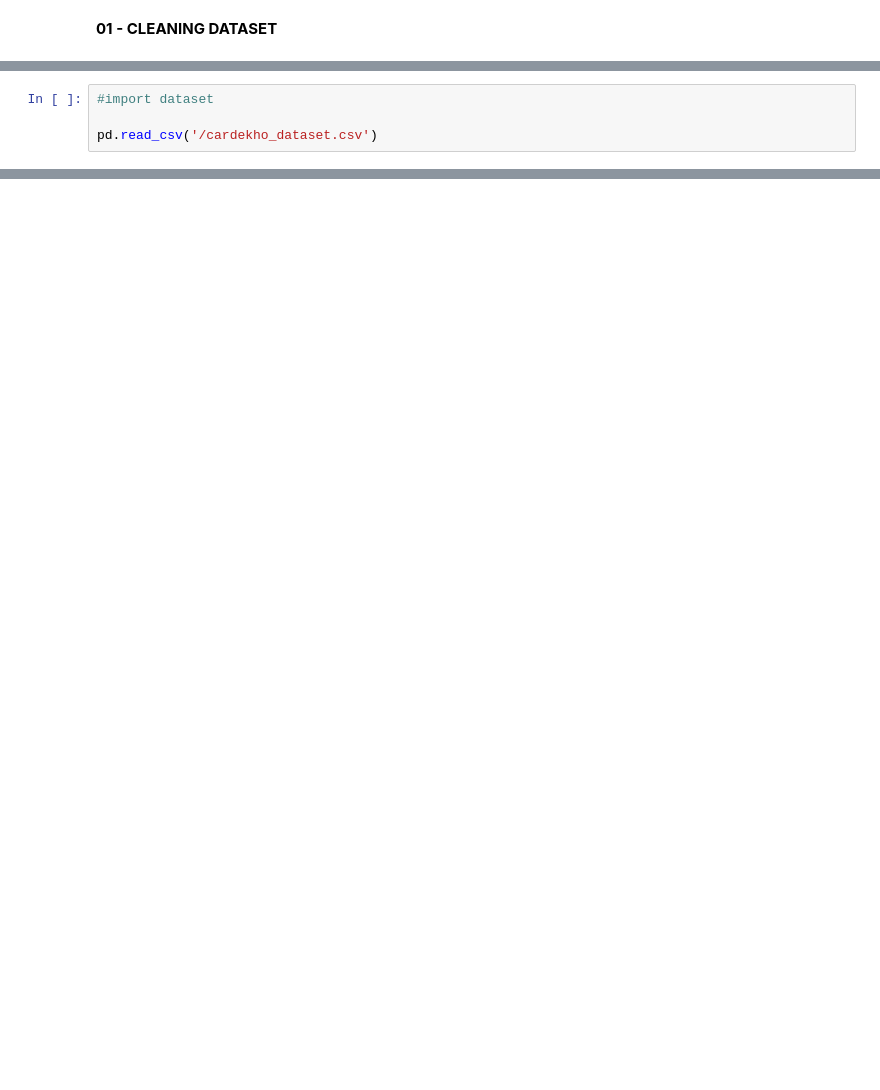
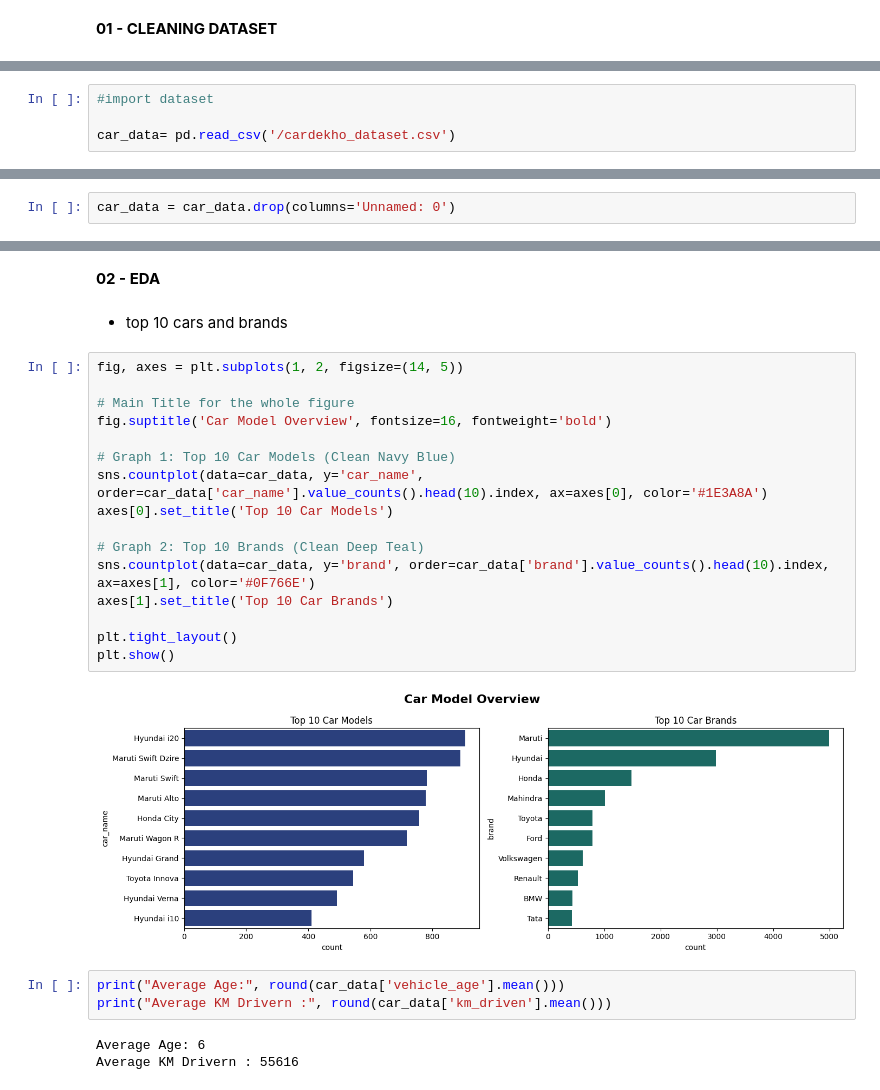
Before and after one commit to matuhwde/used-car-price-predictor, a Jupyter notebook: 01_cleaning_eda.ipynb, the cells around one changed output, grey strips where cells are left out. Cells and saved outputs as stored; diff of their text form; blank space fills up the shorter version.

```diff
--- a/01_cleaning_eda.ipynb
+++ b/01_cleaning_eda.ipynb
@@ -9,4 +11,4 @@ import pandas as pd
 # %%
 #import dataset
 
-pd.read_csv('/cardekho_dataset.csv')
+car_data= pd.read_csv('/cardekho_dataset.csv')
@@ -26,0 +62,2 @@ pd.read_csv('/cardekho_dataset.csv')
+# %%
+car_data = car_data.drop(columns='Unnamed: 0')
@@ -26,0 +87,28 @@ pd.read_csv('/cardekho_dataset.csv')
+# %% [markdown]
+**02 - EDA**
+# %% [markdown]
+ - top 10 cars and brands
+# %%
+fig, axes = plt.subplots(1, 2, figsize=(14, 5))
+
+# Main Title for the whole figure
+fig.suptitle('Car Model Overview', fontsize=16, fontweight='bold')
+
+# Graph 1: Top 10 Car Models (Clean Navy Blue)
+sns.countplot(data=car_data, y='car_name', order=car_data['car_name'].value_counts().head(10).index, ax=axes[0], color='#1E3A8A')
+axes[0].set_title('Top 10 Car Models')
+
+# Graph 2: Top 10 Brands (Clean Deep Teal)
+sns.countplot(data=car_data, y='brand', order=car_data['brand'].value_counts().head(10).index, ax=axes[1], color='#0F766E')
+axes[1].set_title('Top 10 Car Brands')
+
+plt.tight_layout()
+plt.show()
+# %% [output]
+[figure, added]
+# %%
+print("Average Age:", round(car_data['vehicle_age'].mean()))
+print("Average KM Drivern :", round(car_data['km_driven'].mean()))
+# %% [output]
+Average Age: 6
+Average KM Drivern : 55616
```
Also changed, not shown: parts of 16 cells of this notebook.
